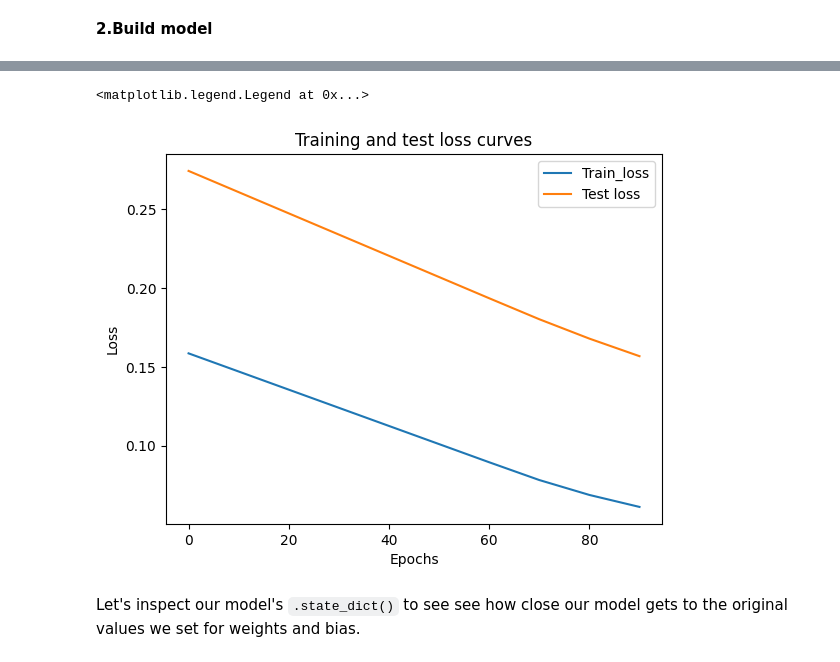
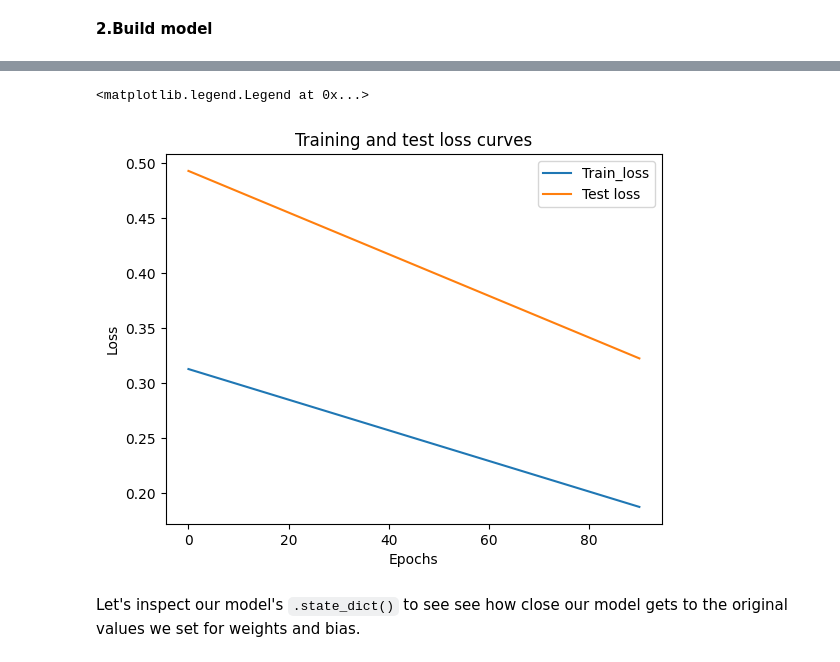
Before and after one commit to kailas711/ZTM-PyTorch, a Jupyter notebook: 01. PyTorch Workflow Fundamentals.ipynb, the cells around one changed output, grey strips where cells are left out. Saved outputs shown, nothing was run; the diff lists cells and outputs as text; code cells hidden in the pictures.

```diff
--- a/01. PyTorch Workflow Fundamentals.ipynb
+++ b/01. PyTorch Workflow Fundamentals.ipynb
@@ -126,7 +124,7 @@ plot_predictions(predictions=y_pred)
 ![image.png](attachment:image.png)
 # %%
 loss_fn = nn.L1Loss()
-optimizer = torch.optim.SGD(params= model_0.parameters(),
+optimizer = torch.optim.Adam(params= model_0.parameters(),
                             lr = 0.001)
 # %% [markdown]
 ![image.png](attachment:image.png)
@@ -143,41 +141,39 @@ optimizer = torch.optim.SGD(params= model_0.parameters(),
 # %%
 torch.manual_seed(43)
 
-epochs =100
+# Set the number of epochs
+epochs = 100
 
-train_loss_value = []
-test_loss_value = []
+# Create empty lists to tarck model progress
+train_loss_values = []
+test_loss_values = []
 epoch_count = []
 
-# training
 for epoch in range(epochs):
-
+    ### Training (put the model for training)
     model_0.train()
-
+    # 1. Forward pass on train
     y_pred = model_0(X_train)
-
-    loss = loss_fn(y_pred,y_train.type(torch.float))
-
+    # 2. Loss
+    loss = loss_fn(y_train,y_pred)
+    # 3. Zero grad
     optimizer.zero_grad()
-
+    # 4. Backprop
     loss.backward()
-
     optimizer.step()
 
-    # Testing
 
+    # Testing loop
     model_0.eval()
-
     with torch.inference_mode():
-
+        # forward pass on test data
         test_pred = model_0(X_test)
-
-        test_loss = loss_fn(test_pred,y_test.type(torch.float))
+        # loss
+        test_loss = loss_fn(test_pred,y_test)
 
         if epoch % 10 == 0:
-
             epoch_count.append(epoch)
-            train_loss_value.append(loss.detach().numpy())
-            test_loss_value.append(test_loss.detach().numpy())
+            train_loss_values.append(loss.item())
+            test_loss_values.append(test_loss.item())
             print(f"Epoch: {epoch} | MAE Train Loss: {loss} | MAE Test Loss: {test_loss} ")
 # %% [output]
@@ -194,13 +190,13 @@ Epoch: 90 | MAE Train Loss: 0.061134256422519684 | MAE Test Loss: 0.156822487711
 # %%
-plt.plot(epoch_count,train_loss_value, label = "Train_loss")
-plt.plot(epoch_count,test_loss_value, label = "Test loss")
+plt.plot(epoch_count,train_loss_values, label = "Train_loss")
+plt.plot(epoch_count,test_loss_values, label = "Test loss")
 plt.title("Training and test loss curves")
 plt.ylabel("Loss")
 plt.xlabel("Epochs")
 plt.legend()
 # %% [output]
 <matplotlib.legend.Legend at 0x...>
-[figure, old version]
+[figure, new version]
 # %% [markdown]
 Let's inspect our model's `.state_dict()` to see see how close our model gets to the original values we set for weights and bias.
 # %%
```
Also changed, not shown: parts of 16 cells of this notebook, 4 other files.
